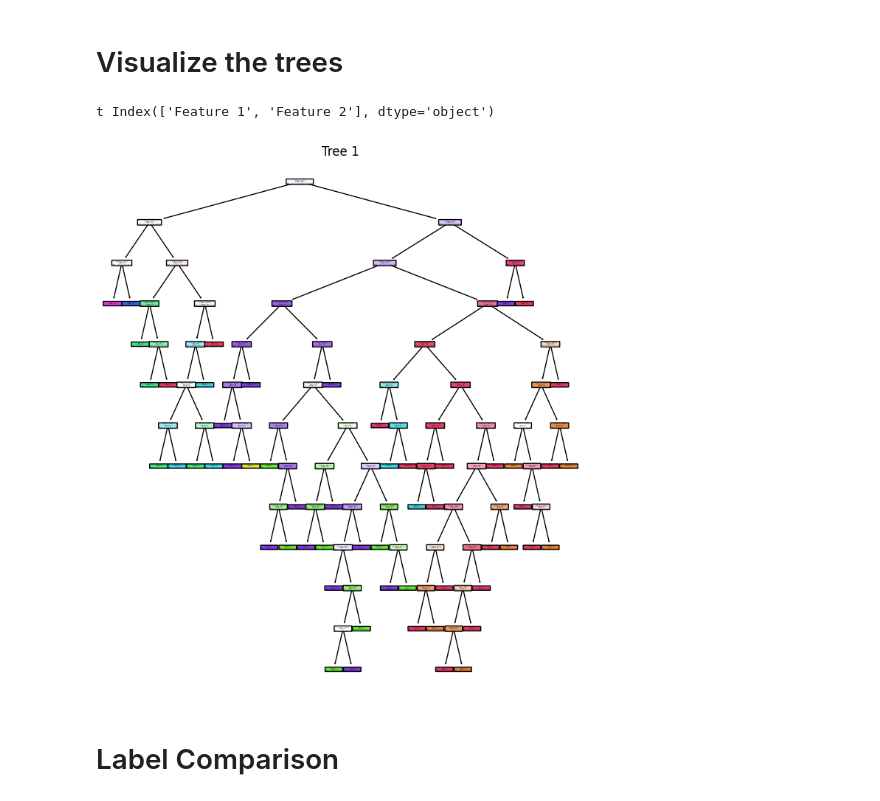
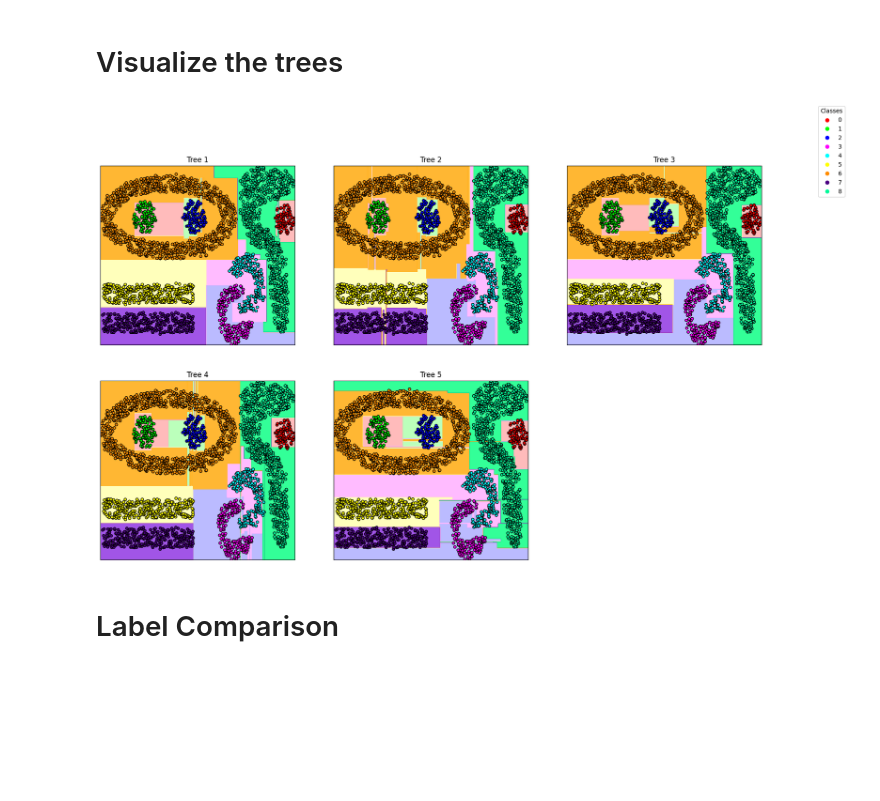
Before and after one commit to mmdreza00mirrashid/Ensemble-learning, a Jupyter notebook: Main.ipynb, the cells around one changed output. Drawn from its saved outputs; the diff is of its cells as text; code cells hidden in the pictures; blank space fills up the shorter version.

```diff
--- a/Main.ipynb
+++ b/Main.ipynb
@@ -277,19 +285,54 @@ Cross-Validation Recall: 0.87
 Cross-Validation F1 Score: 0.87
 # %% [markdown]
 # Visualize the trees
-# %%
-# Visualize the model output (5 random trees)
-classes = df[Label].astype(str).unique()
-plt.figure(figsize=(20, 15))
-for i in range(5):
-    plt.subplot(2, 3, i + 1)
-    plot_tree(rf.estimators_[i], filled=True, feature_names=X.columns, class_names=classes, rounded=True)
-    plt.title(f'Tree {i + 1}')
-plt.tight_layout()
-plt.show()
-# %% [output]
-t Index(['Feature 1', 'Feature 2'], dtype='object')
-[figure, removed]
+# %%
+# Define color maps
+cmap_light = ListedColormap([
+    '#FFAAAA', '#AAFFAA', '#AAAAFF', '#FFAAFF',
+    '#AAFFFF', '#FFFFAA', '#FFA500', '#8A2BE2', '#00FF7F'
+])
+cmap_bold = ListedColormap([
+    '#FF0000', '#00FF00', '#0000FF', '#FF00FF',
+    '#00FFFF', '#FFFF00', '#FF8C00', '#4B0082', '#00FA9A'
+])
+
+
+# Extract 5 trees from the random forest
+trees = rf.estimators_[:5]
+
+# Create a mesh grid for plotting
+x_min, x_max = X.iloc[:, 0].min() - 1, X.iloc[:, 0].max() + 1
+y_min, y_max = X.iloc[:, 1].min() - 1, X.iloc[:, 1].max() + 1
+xx, yy = np.meshgrid(np.arange(x_min, x_max, 1),
+                     np.arange(y_min, y_max, 1))
+
+fig, axs = plt.subplots(2, 3, figsize=(20, 12))
+axs = axs.ravel()
+
+for idx, tree in enumerate(trees):
+    # Plot decision boundaries
+    Z = tree.predict(np.c_[xx.ravel(), yy.ravel()])
+    Z = Z.reshape(xx.shape)
+    axs[idx].contourf(xx, yy, Z, cmap=cmap_light, alpha=0.8)
+
+    # Plot training points
+    scatter = axs[idx].scatter(X.iloc[:, 0], X.iloc[:, 1], c=y, cmap=cmap_bold, edgecolor='k', s=20)
+    axs[idx].set_xlim(xx.min(), xx.max())
+    axs[idx].set_ylim(yy.min(), yy.max())
+    axs[idx].set_xticks(())
+    axs[idx].set_yticks(())
+    axs[idx].set_title(f'Tree {idx + 1}')
+
+# Hide the unused subplot
+fig.delaxes(axs[5])
+
+# Add a legend
+handles, labels = scatter.legend_elements()
+fig.legend(handles, labels, loc='upper right', title='Classes')
+
+plt.show()
+# %% [output]
+[figure, added]
 # %% [markdown]
 # Label Comparison
 # %%
```
Also changed, not shown: parts of 8 cells of this notebook.
